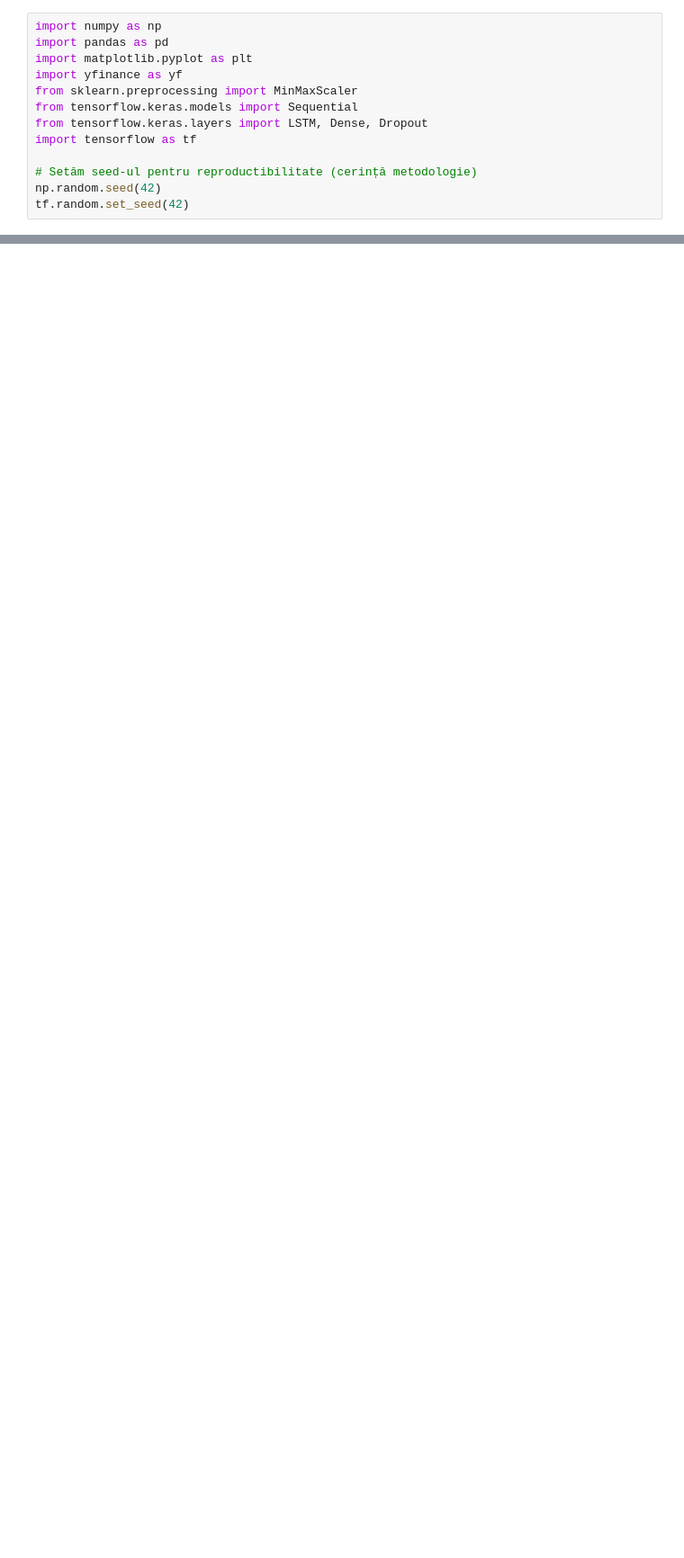
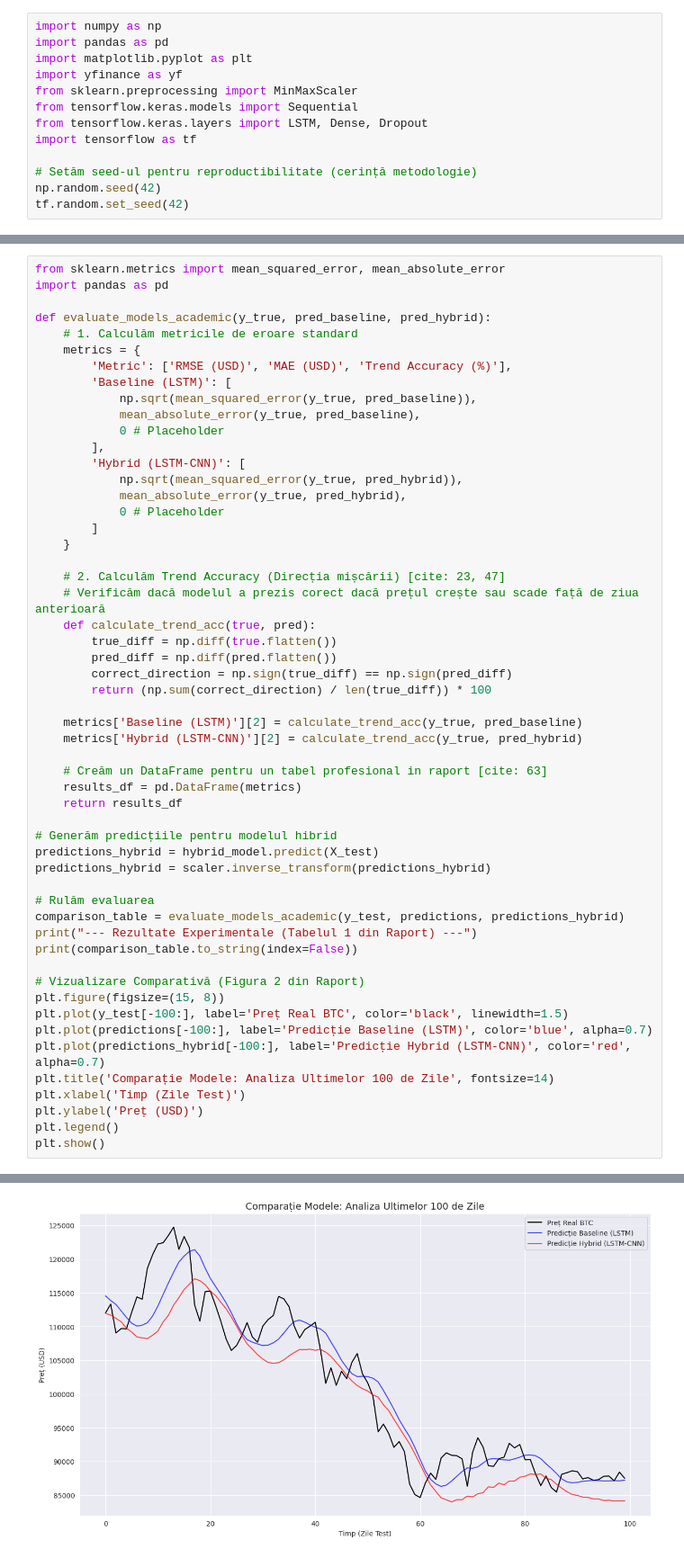
Before and after one commit to StanciuAlin/Crypto-Trend-DeepLearning, a Jupyter notebook: Crypto_Trend_Prediction_Baseline.ipynb, the cells around one changed output, grey strips where cells are left out. Shown at 90% size. Cells and saved outputs as stored; diff of their text form; blank space fills up the shorter version.

```diff
--- a/Crypto_Trend_Prediction_Baseline.ipynb
+++ b/Crypto_Trend_Prediction_Baseline.ipynb
@@ -49,0 +207,55 @@ model.fit(X_train, y_train, batch_size=32, epochs=20)
+# %%
+from sklearn.metrics import mean_squared_error, mean_absolute_error
+import pandas as pd
+
+def evaluate_models_academic(y_true, pred_baseline, pred_hybrid):
+    # 1. Calculăm metricile de eroare standard
+    metrics = {
+        'Metric': ['RMSE (USD)', 'MAE (USD)', 'Trend Accuracy (%)'],
+        'Baseline (LSTM)': [
+            np.sqrt(mean_squared_error(y_true, pred_baseline)),
+            mean_absolute_error(y_true, pred_baseline),
+            0 # Placeholder
+        ],
+        'Hybrid (LSTM-CNN)': [
+            np.sqrt(mean_squared_error(y_true, pred_hybrid)),
+            mean_absolute_error(y_true, pred_hybrid),
+            0 # Placeholder
+        ]
+    }
+
+    # 2. Calculăm Trend Accuracy (Direcția mișcării) [cite: 23, 47]
+    # Verificăm dacă modelul a prezis corect dacă prețul crește sau scade față de ziua anterioară
+    def calculate_trend_acc(true, pred):
+        true_diff = np.diff(true.flatten())
+        pred_diff = np.diff(pred.flatten())
+        correct_direction = np.sign(true_diff) == np.sign(pred_diff)
+        return (np.sum(correct_direction) / len(true_diff)) * 100
+
+    metrics['Baseline (LSTM)'][2] = calculate_trend_acc(y_true, pred_baseline)
+    metrics['Hybrid (LSTM-CNN)'][2] = calculate_trend_acc(y_true, pred_hybrid)
+
+    # Creăm un DataFrame pentru un tabel profesional in raport [cite: 63]
+    results_df = pd.DataFrame(metrics)
+    return results_df
+
+# Generăm predicțiile pentru modelul hibrid
+predictions_hybrid = hybrid_model.predict(X_test)
+predictions_hybrid = scaler.inverse_transform(predictions_hybrid)
+
+# Rulăm evaluarea
+comparison_table = evaluate_models_academic(y_test, predictions, predictions_hybrid)
+print("--- Rezultate Experimentale (Tabelul 1 din Raport) ---")
+print(comparison_table.to_string(index=False))
+
+# Vizualizare Comparativă (Figura 2 din Raport)
+plt.figure(figsize=(15, 8))
+plt.plot(y_test[-100:], label='Preț Real BTC', color='black', linewidth=1.5)
+plt.plot(predictions[-100:], label='Predicție Baseline (LSTM)', color='blue', alpha=0.7)
+plt.plot(predictions_hybrid[-100:], label='Predicție Hybrid (LSTM-CNN)', color='red', alpha=0.7)
+plt.title('Comparație Modele: Analiza Ultimelor 100 de Zile', fontsize=14)
+plt.xlabel('Timp (Zile Test)')
+plt.ylabel('Preț (USD)')
+plt.legend()
+plt.show()
+# %% [output]
@@ -49,0 +268 @@ model.fit(X_train, y_train, batch_size=32, epochs=20)
+[figure, added]
```
Also changed, not shown: parts of 17 cells of this notebook.
